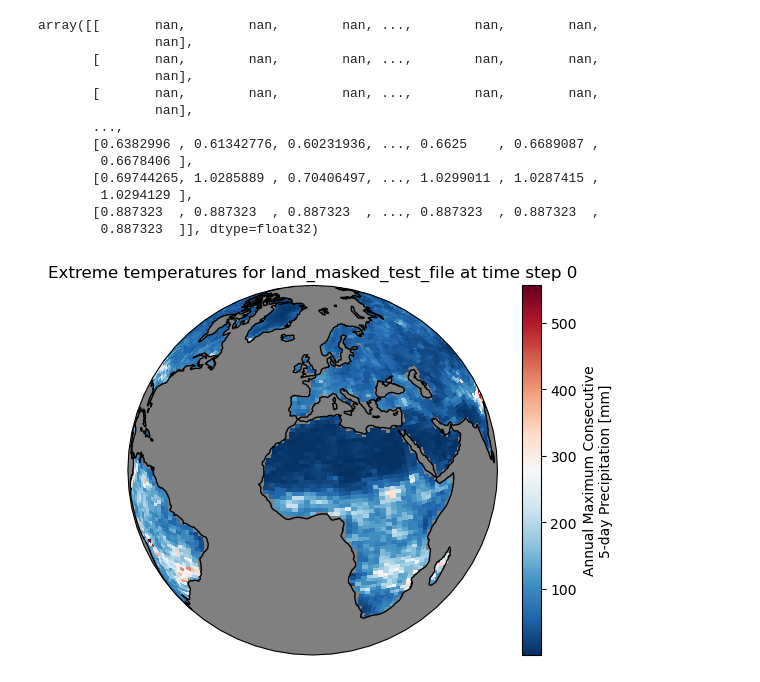
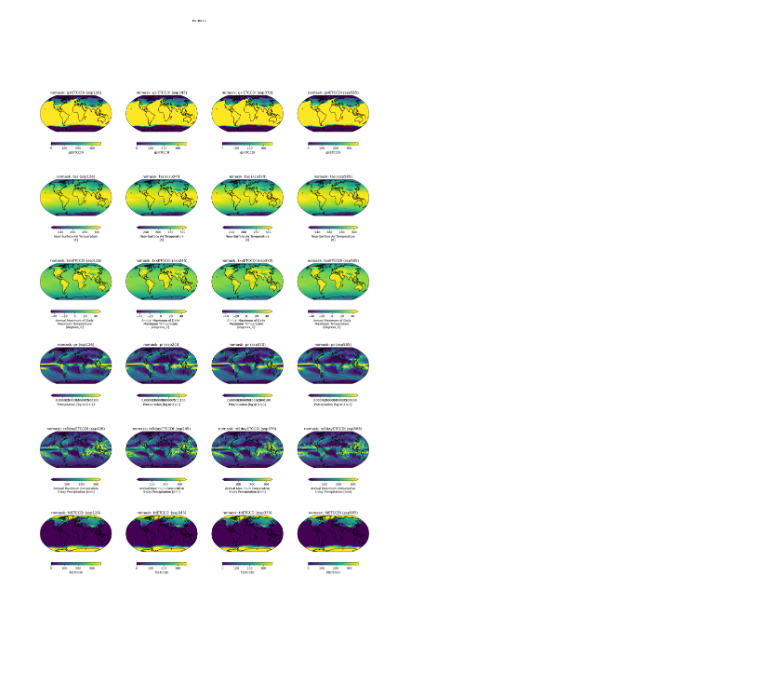
Before and after one commit to Johannesfjeldsaa/Masterthesis_S23, a Jupyter notebook: 0000 - test files and concepts.ipynb, the cells around one changed output. Cells and saved outputs as stored; diff of their text form; code cells hidden in the pictures; blank space fills up the shorter version.

```diff
--- a/0000 - test files and concepts.ipynb
+++ b/0000 - test files and concepts.ipynb
@@ -61,22 +10,31 @@ def plot_on_globe(data,
-# %%
-test_file.txxETCCDI.isel(year=0).values
-# %% [output]
-array([[       nan,        nan,        nan, ...,        nan,        nan,
-               nan],
-       [       nan,        nan,        nan, ...,        nan,        nan,
-               nan],
-       [       nan,        nan,        nan, ...,        nan,        nan,
-               nan],
-       ...,
-       [0.6382996 , 0.61342776, 0.60231936, ..., 0.6625    , 0.6689087 ,
-        0.6678406 ],
-       [0.69744265, 1.0285889 , 0.70406497, ..., 1.0299011 , 1.0287415 ,
-        1.0294129 ],
-       [0.887323  , 0.887323  , 0.887323  , ..., 0.887323  , 0.887323  ,
-        0.887323  ]], dtype=float32)
-# %%
-plot_on_globe(test_file.rx5dayETCCDI.isel(year=0),
-              cmap='RdBu_r',
-              title='Extreme temperatures for land_masked_test_file at time step 0')
-# %% [output]
-[figure, removed]
+# %%
+main_data_folder = '/nird/home/johannef/Masterthesis_S23 DataFiles/Annualclimatologies'
+SSPs = ['ssp126', 'ssp245', 'ssp370', 'ssp585']
+all_masks = file_handler.get_all_filenames_in_dir(main_data_folder)
+#all_masks = [mask for mask in all_masks if mask not in ['seamasked', 'landmasked']]
+
+available_variables_in_mask = {mask: file_handler.get_all_filenames_in_dir('/'.join([main_data_folder, mask])) for mask in ['nomask']}
+
+
+
+for mask, available_variables_list in available_variables_in_mask.items():
+    n_rows = len(available_variables_list)
+    n_cols = len(SSPs)
+    fig, axs = plt.subplots(n_rows, n_cols, figsize=(5*n_cols, 5*n_rows),
+                            subplot_kw=dict(projection=ccrs.Robinson(central_longitude=0), facecolor="gray"))
+    fig.suptitle(f'{mask}')
+    for row, var in enumerate(available_variables_list):
+        print(c)
+        for col, scenario in enumerate(SSPs):
+            data_folder = '/'.join([main_data_folder, mask, var, scenario])
+            sample_file = file_handler.read_netcdf_to_xr(directory=data_folder, file_name=file_handler.get_all_netcdf_files_in_dir(data_folder)[0])
+            if n_rows == 1:
+                ax = axs[col]
+            else:
+                ax = axs[row, col]
+
+            plot_on_map(sample_file.isel(year=10)[var], ax, title=f'{mask}: {var} ({scenario})')
+
+    plt.show()
+# %% [output]
+[figure, added]
```
Also changed, not shown: parts of 3 cells of this notebook, 13 other files.
